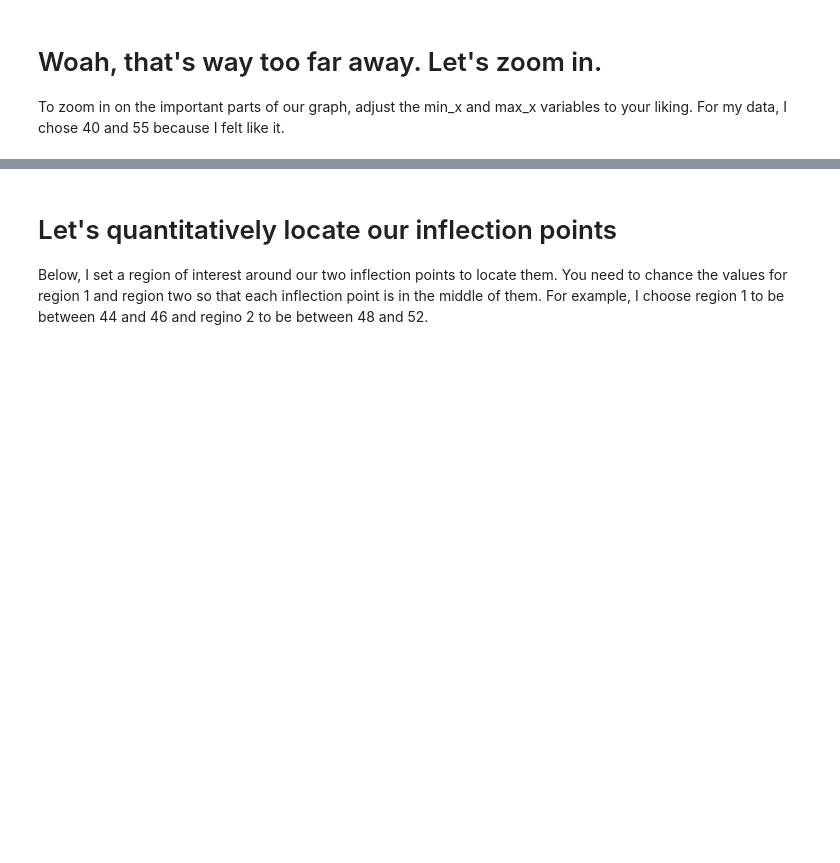
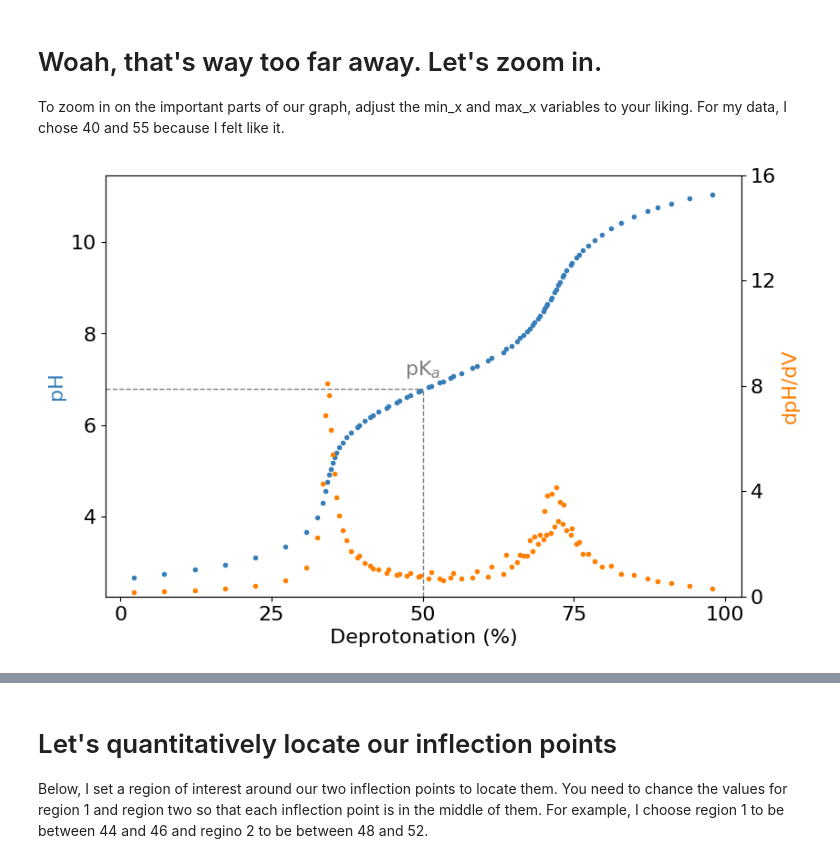
Before and after one commit to aryellewright/Kumar-Biomaterials-Lab, a Jupyter notebook: titrations/titration_code.ipynb, the cells around one changed output, grey strips where cells are left out. Cells and saved outputs as stored; diff of their text form; code cells hidden in the pictures; blank space fills up the shorter version.

```diff
--- a/titrations/titration_code.ipynb
+++ b/titrations/titration_code.ipynb
@@ -169,5 +144,49 @@ derivative_curve.set_ylabel('dpH/dV', color='darkcyan');
 # %% [markdown]
 # Woah, that's way too far away. Let's zoom in.
 To zoom in on the important parts of our graph, adjust the min_x and max_x variables to your liking. For my data, I chose 40 and 55 because I felt like it.
+# %%
+# selecting min and max values on our x-axis to zoom in
+min_x = 6
+max_x = 14
+
+# Normalizing the volumes
+normalized_volumes = (volumes - min_x) / (max_x - min_x) *100
+
+axis_label_fontsize = 16
+color_muted_blue = '#377eb8'
+color_muted_orange = '#ff7f00'
+
+# Creating a plot with two y-axes
+fig, titration_curve = plt.subplots(figsize=(9, 6))
+
+# Creating the second y-axis for derivatives
+derivative_curve = titration_curve.twinx()
+
+# Setting tick locations
+titration_curve.set_xticks(np.linspace(0, 100, 5))  # 5 ticks for x-axis
+derivative_curve.set_yticks(np.linspace(0, 16, 5))  # 5 ticks for dpH/dV y-axis
+
+# Adjusting tick label font sizes
+titration_curve.tick_params(axis='both', which='major', labelsize=axis_label_fontsize)
+derivative_curve.tick_params(axis='y', which='major', labelsize=axis_label_fontsize)
+
+# Plotting the two sets of data
+titration_curve.plot(normalized_volumes, pHs, '.', color=color_muted_blue)
+derivative_curve.plot(normalized_volumes, derivatives_list, '.', color=color_muted_orange)
+derivative_curve.set_ylim(bottom=0, top=16)
+
+# Adding a vertical line at 50% deprotonation
+titration_curve.axvline(x=50, ymin=0, ymax=0.49, color='gray', linestyle='--', linewidth=1)
+titration_curve.text(47, 7.1, 'pK$_a$', color='gray', fontsize=axis_label_fontsize)
+titration_curve.axhline(y=6.8, xmin=0, xmax= 0.5, color='gray', linestyle='--', linewidth=1)
+
+# Labelling the axes and adding color
+titration_curve.set_xlabel('Deprotonation (%)', fontsize=axis_label_fontsize)
+titration_curve.set_ylabel('pH', color=color_muted_blue, fontsize=axis_label_fontsize)
+derivative_curve.set_ylabel('dpH/dV', color=color_muted_orange, fontsize=axis_label_fontsize)
+
+plt.show()
+# %% [output]
+[figure, added]
 # %%
 # trimming to look at just a region
```
Also changed, not shown: parts of 20 cells of this notebook, 17 other files.
